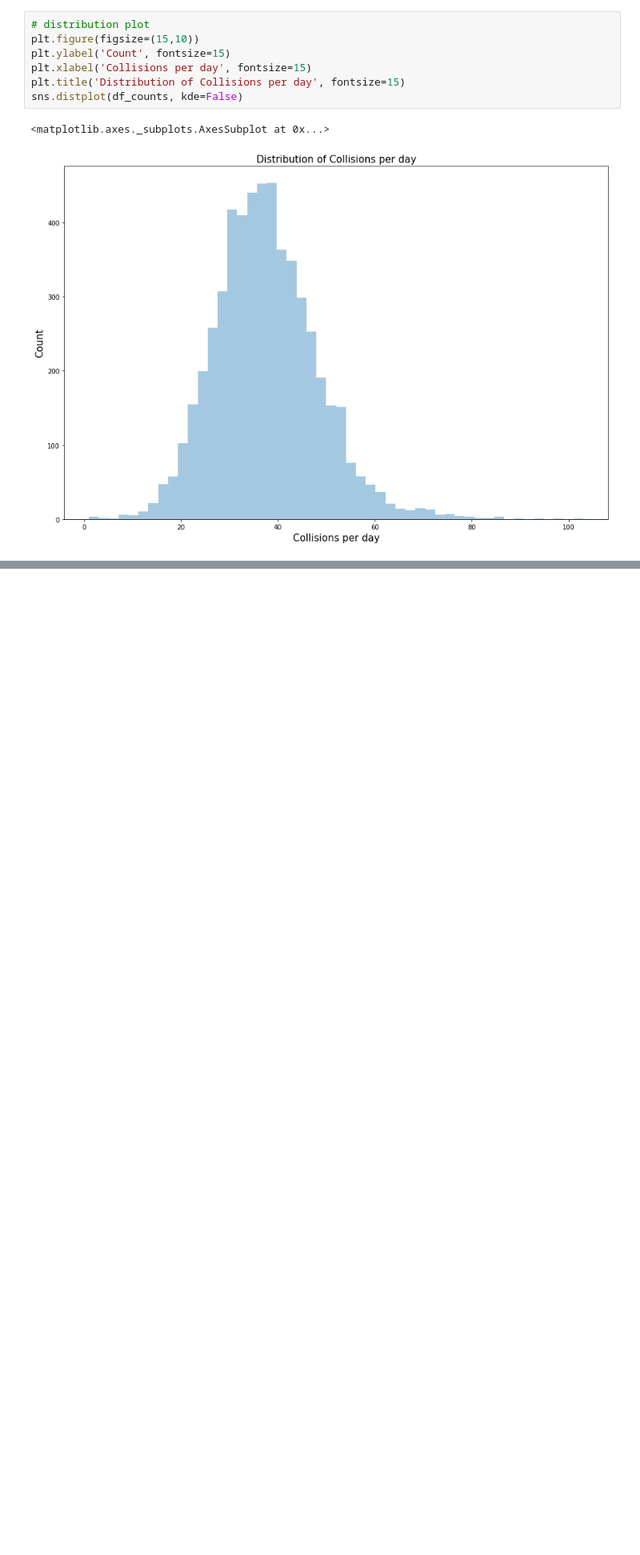
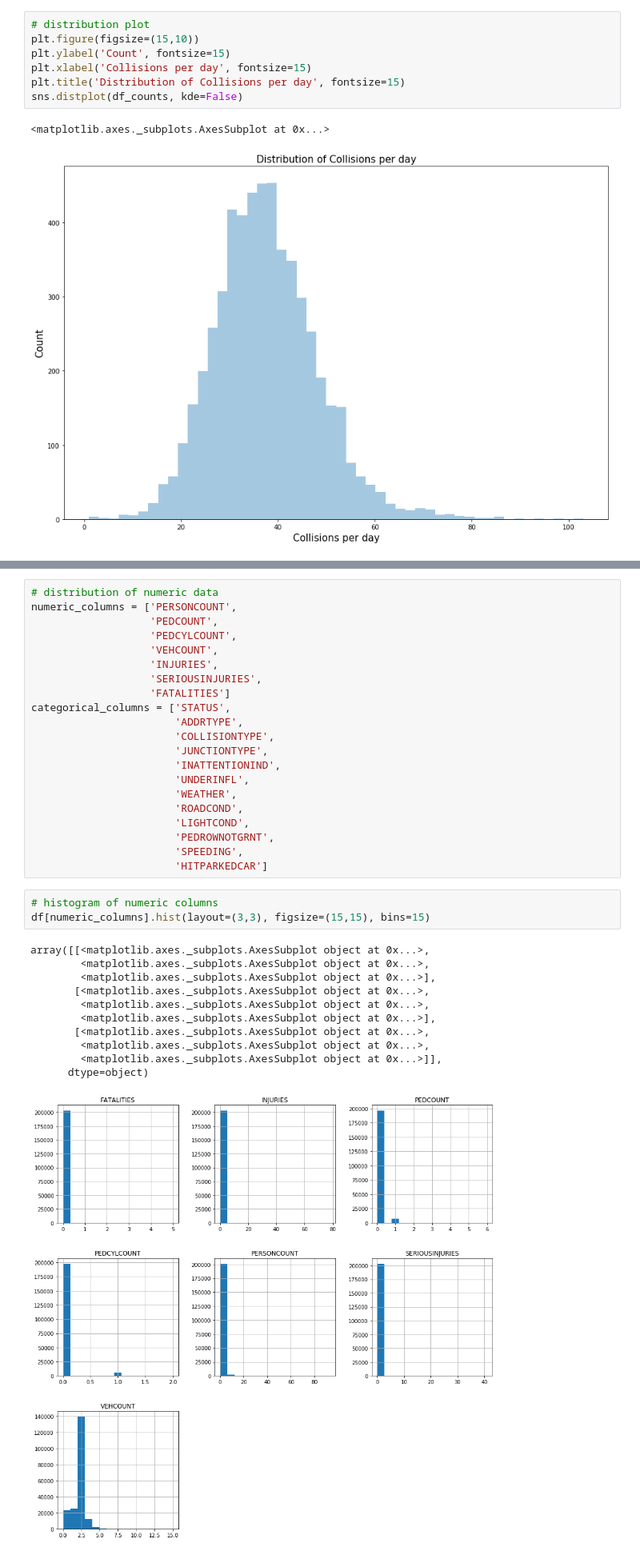
Before and after one commit to cheekw/seattle-collide, a Jupyter notebook: predicting-collisions.ipynb, the cells around one changed output, grey strips where cells are left out. Shown at 80% size. Cells and saved outputs as stored; diff of their text form; blank space fills up the shorter version.

```diff
--- a/predicting-collisions.ipynb
+++ b/predicting-collisions.ipynb
@@ -88,0 +101,36 @@ sns.distplot(df_counts, kde=False)
+# %%
+# distribution of numeric data
+numeric_columns = ['PERSONCOUNT',
+                   'PEDCOUNT',
+                   'PEDCYLCOUNT',
+                   'VEHCOUNT',
+                   'INJURIES',
+                   'SERIOUSINJURIES',
+                   'FATALITIES']
+categorical_columns = ['STATUS',
+                       'ADDRTYPE',
+                       'COLLISIONTYPE',
+                       'JUNCTIONTYPE',
+                       'INATTENTIONIND',
+                       'UNDERINFL',
+                       'WEATHER',
+                       'ROADCOND',
+                       'LIGHTCOND',
+                       'PEDROWNOTGRNT',
+                       'SPEEDING',
+                       'HITPARKEDCAR']
+# %%
+# histogram of numeric columns
+df[numeric_columns].hist(layout=(3,3), figsize=(15,15), bins=15)
+# %% [output]
+array([[<matplotlib.axes._subplots.AxesSubplot object at 0x...>,
+        <matplotlib.axes._subplots.AxesSubplot object at 0x...>,
+        <matplotlib.axes._subplots.AxesSubplot object at 0x...>],
+       [<matplotlib.axes._subplots.AxesSubplot object at 0x...>,
+        <matplotlib.axes._subplots.AxesSubplot object at 0x...>,
+        <matplotlib.axes._subplots.AxesSubplot object at 0x...>],
+       [<matplotlib.axes._subplots.AxesSubplot object at 0x...>,
+        <matplotlib.axes._subplots.AxesSubplot object at 0x...>,
+        <matplotlib.axes._subplots.AxesSubplot object at 0x...>]],
+      dtype=object)
+[figure, added]
```
Also changed, not shown: parts of 2 cells of this notebook, 1 other file.
